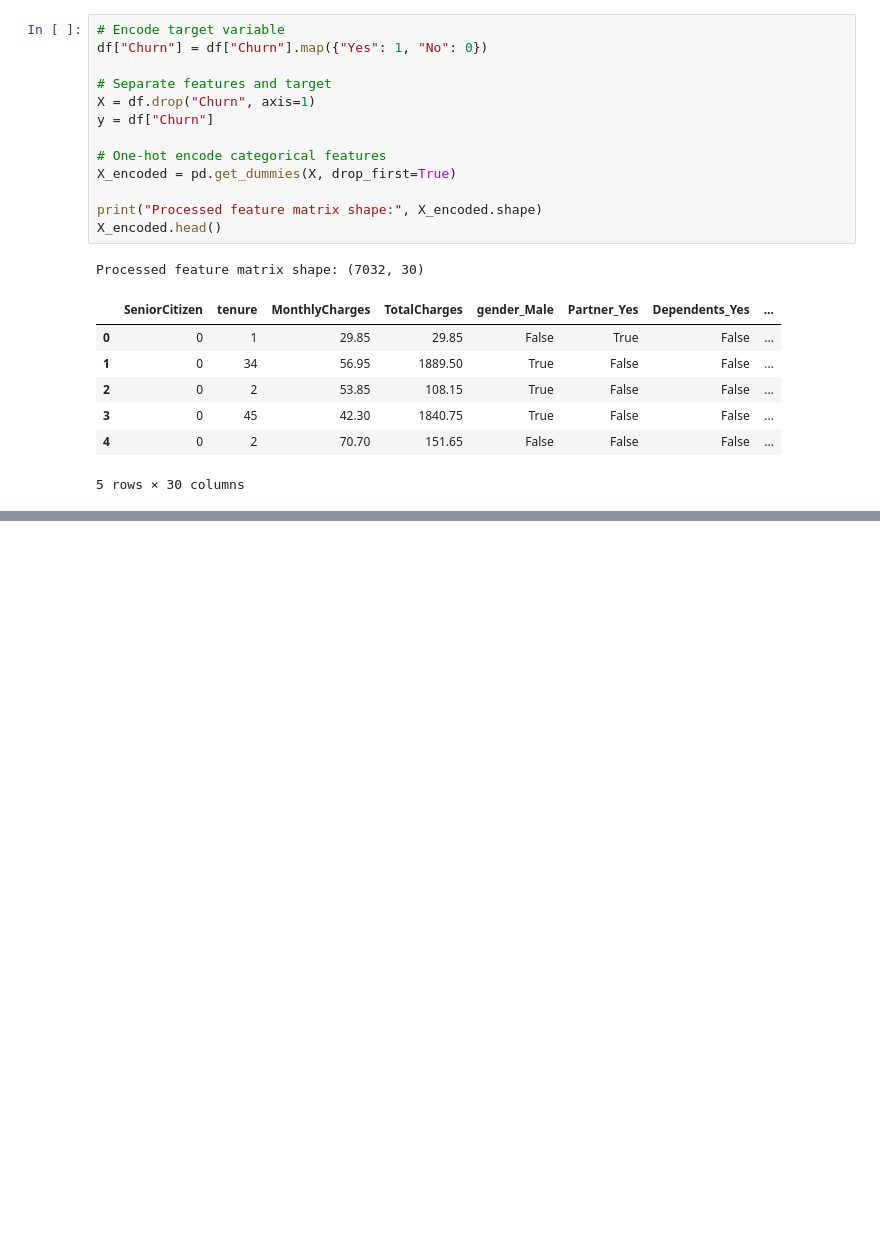
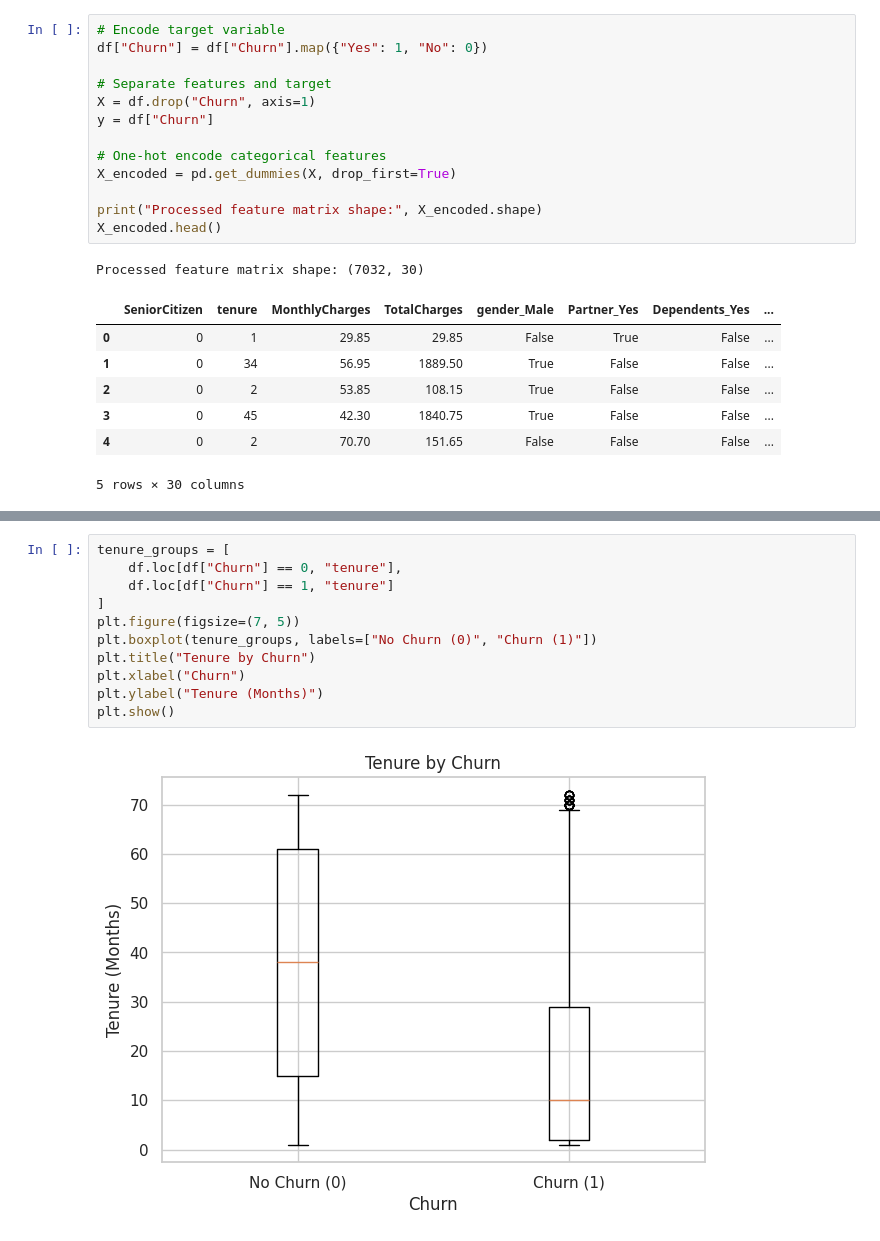
Before and after one commit to RONINNNN/Customer-Churn-Prediction-using-Machine-Learning, a Jupyter notebook: Predicting_Customer_Churn_in_the_Telecom_Industry_project_(1).ipynb, the cells around one changed output, grey strips where cells are left out. Drawn from its saved outputs; the diff is of its cells as text; blank space fills up the shorter version.

```diff
--- a/Predicting_Customer_Churn_in_the_Telecom_Industry_project_(1).ipynb
+++ b/Predicting_Customer_Churn_in_the_Telecom_Industry_project_(1).ipynb
@@ -198,0 +266,13 @@ Processed feature matrix shape: (7032, 30)
+# %%
+tenure_groups = [
+    df.loc[df["Churn"] == 0, "tenure"],
+    df.loc[df["Churn"] == 1, "tenure"]
+]
+plt.figure(figsize=(7, 5))
+plt.boxplot(tenure_groups, labels=["No Churn (0)", "Churn (1)"])
+plt.title("Tenure by Churn")
+plt.xlabel("Churn")
+plt.ylabel("Tenure (Months)")
+plt.show()
+# %% [output]
+[figure, added]
```
Also changed, not shown: parts of 13 cells of this notebook.
